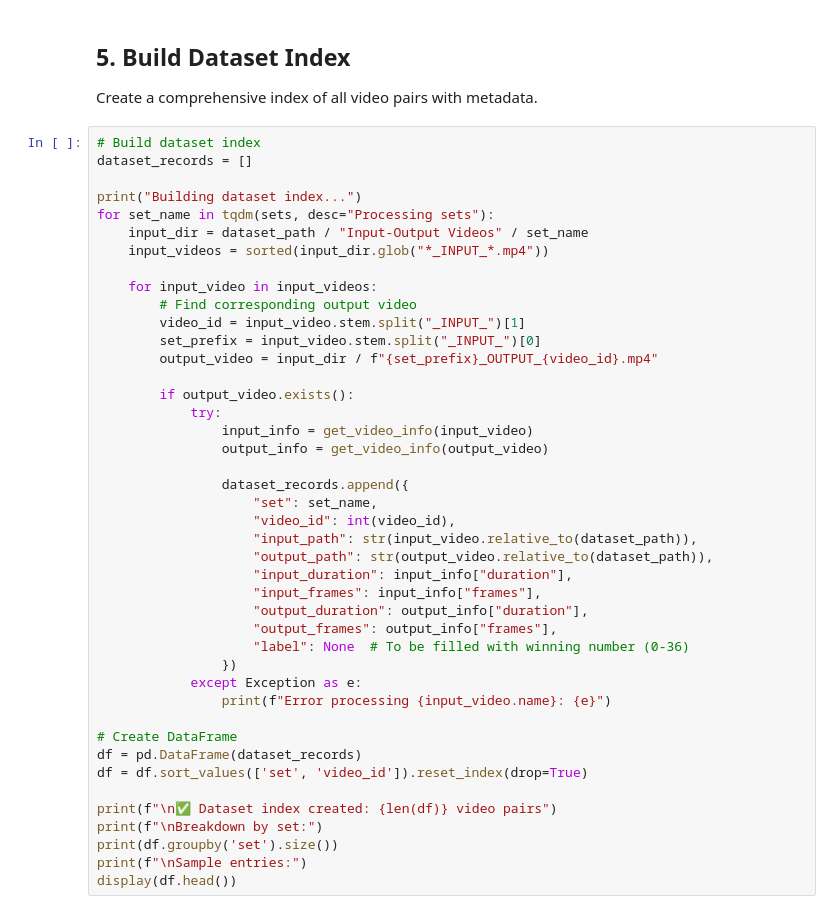
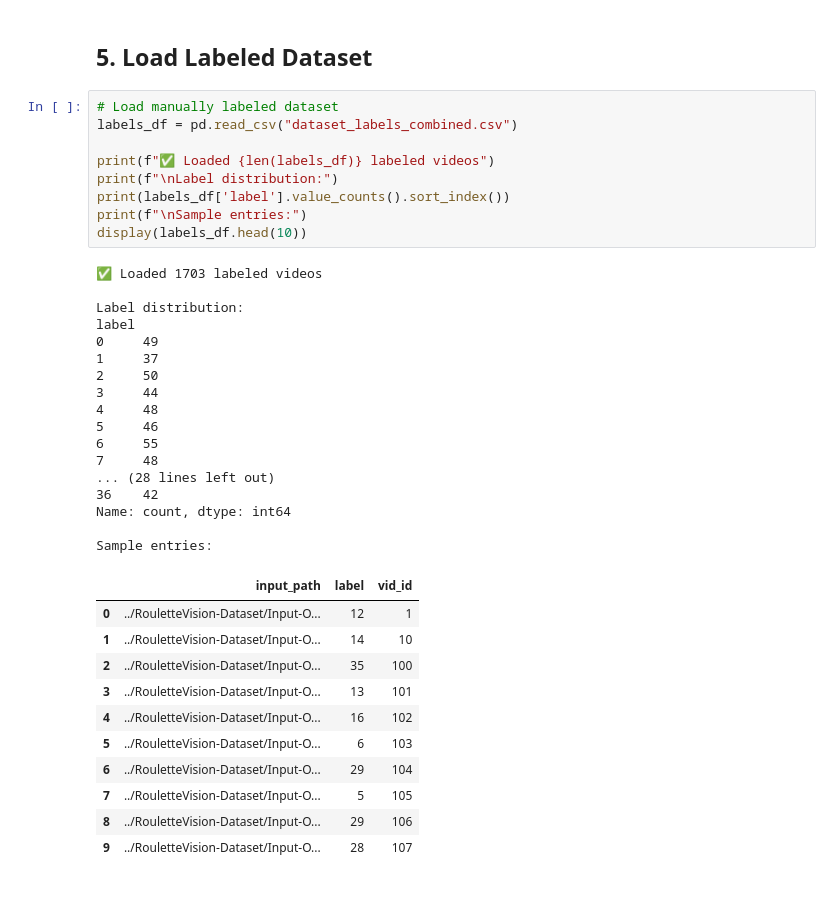
Before and after one commit to jjzsilva9/roulette-predictor, a Jupyter notebook: dataset-exploration.ipynb, the cells around one changed output. Drawn from its saved outputs; the diff is of its cells as text.

```diff
--- a/dataset-exploration.ipynb
+++ b/dataset-exploration.ipynb
@@ -125,47 +144,40 @@ print("This will determine our label extraction strategy.")
 # %% [markdown]
-## 5. Build Dataset Index
-
-Create a comprehensive index of all video pairs with metadata.
+## 5. Load Labeled Dataset
 # %%
-# Build dataset index
-dataset_records = []
+# Load manually labeled dataset
+labels_df = pd.read_csv("dataset_labels_combined.csv")
 
-print("Building dataset index...")
-for set_name in tqdm(sets, desc="Processing sets"):
-    input_dir = dataset_path / "Input-Output Videos" / set_name
-    input_videos = sorted(input_dir.glob("*_INPUT_*.mp4"))
-
-    for input_video in input_videos:
-        # Find corresponding output video
-        video_id = input_video.stem.split("_INPUT_")[1]
-        set_prefix = input_video.stem.split("_INPUT_")[0]
-        output_video = input_dir / f"{set_prefix}_OUTPUT_{video_id}.mp4"
-
-        if output_video.exists():
-            try:
-                input_info = get_video_info(input_video)
-                output_info = get_video_info(output_video)
-
-                dataset_records.append({
-                    "set": set_name,
-                    "video_id": int(video_id),
-                    "input_path": str(input_video.relative_to(dataset_path)),
-                    "output_path": str(output_video.relative_to(dataset_path)),
-                    "input_duration": input_info["duration"],
-                    "input_frames": input_info["frames"],
-                    "output_duration": output_info["duration"],
-                    "output_frames": output_info["frames"],
-                    "label": None  # To be filled with winning number (0-36)
-                })
-            except Exception as e:
-                print(f"Error processing {input_video.name}: {e}")
-
-# Create DataFrame
-df = pd.DataFrame(dataset_records)
-df = df.sort_values(['set', 'video_id']).reset_index(drop=True)
-
-print(f"\n✅ Dataset index created: {len(df)} video pairs")
-print(f"\nBreakdown by set:")
-print(df.groupby('set').size())
+print(f"✅ Loaded {len(labels_df)} labeled videos")
+print(f"\nLabel distribution:")
+print(labels_df['label'].value_counts().sort_index())
 print(f"\nSample entries:")
-display(df.head())
+display(labels_df.head(10))
+# %% [output]
+✅ Loaded 1703 labeled videos
+
+Label distribution:
+label
+0     49
+1     37
+2     50
+3     44
+4     48
+5     46
+6     55
+7     48
+... (28 lines left out)
+36    42
+Name: count, dtype: int64
+
+Sample entries:
+|  | input_path | label | vid_id |
+| 0 | ../RouletteVision-Dataset/Input-O... | 12 | 1 |
+| 1 | ../RouletteVision-Dataset/Input-O... | 14 | 10 |
+| 2 | ../RouletteVision-Dataset/Input-O... | 35 | 100 |
+| 3 | ../RouletteVision-Dataset/Input-O... | 13 | 101 |
+| 4 | ../RouletteVision-Dataset/Input-O... | 16 | 102 |
+| 5 | ../RouletteVision-Dataset/Input-O... | 6 | 103 |
+| 6 | ../RouletteVision-Dataset/Input-O... | 29 | 104 |
+| 7 | ../RouletteVision-Dataset/Input-O... | 5 | 105 |
+| 8 | ../RouletteVision-Dataset/Input-O... | 29 | 106 |
+| 9 | ../RouletteVision-Dataset/Input-O... | 28 | 107 |
```
Also changed, not shown: parts of 12 cells of this notebook, 5 other files.
